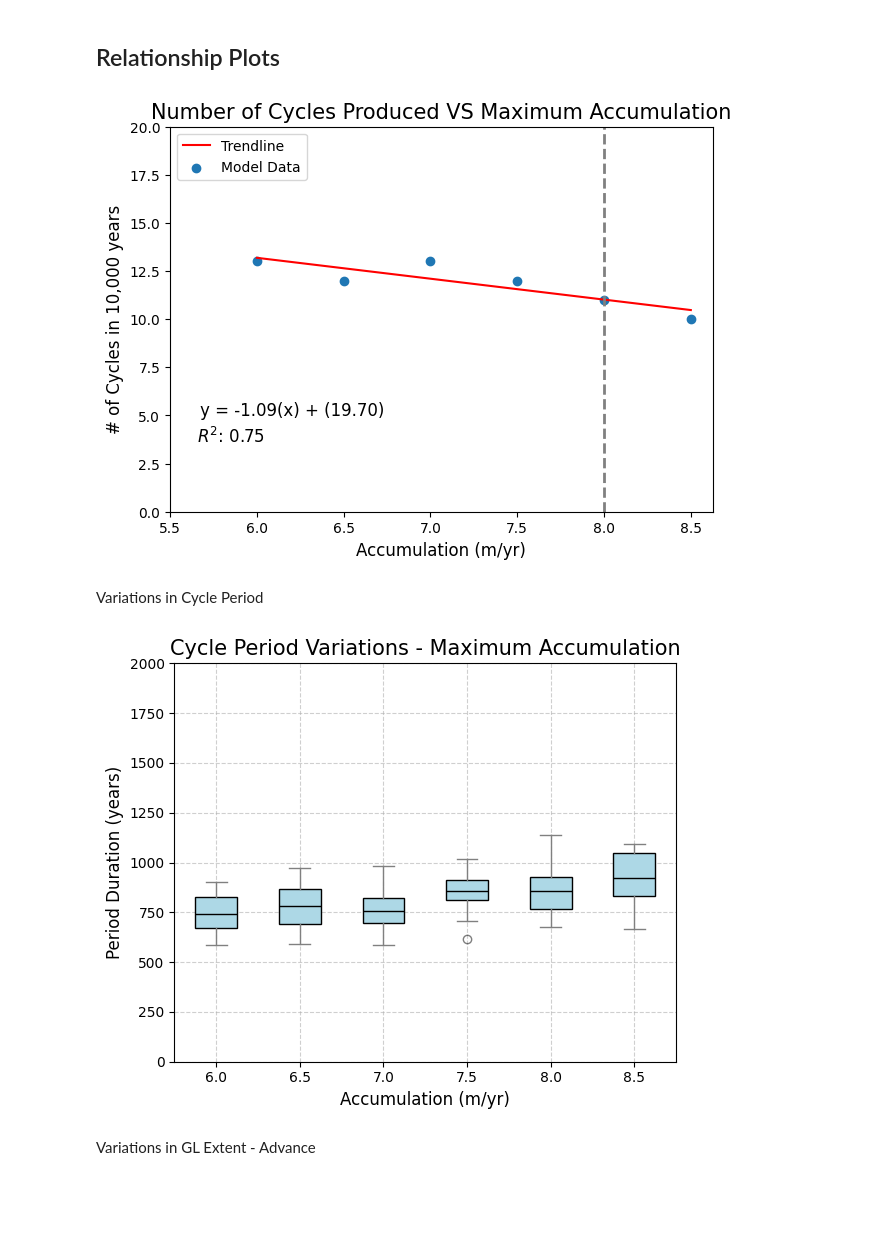
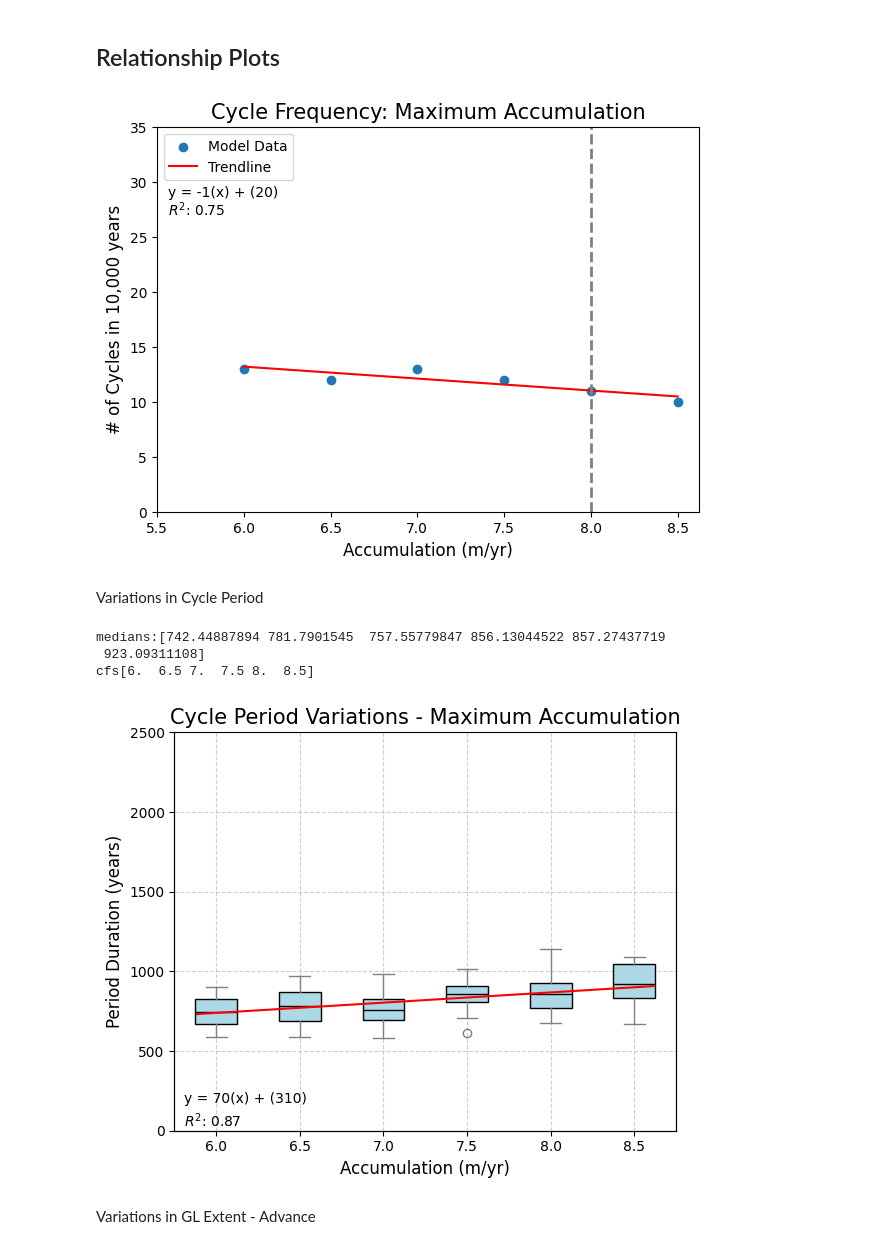
Before and after one commit to ktlix2ski/brinkmodeltest, a Jupyter notebook: Analysis/Amax_Tests.ipynb, the cells around one changed output. Cells and saved outputs as stored; diff of their text form; code cells hidden in the pictures; blank space fills up the shorter version.

Commit message:
updated climate plots

```diff
--- a/Analysis/Amax_Tests.ipynb
+++ b/Analysis/Amax_Tests.ipynb
@@ -950,7 +950,7 @@ plt.show()
 # %% [markdown]
 ## Relationship Plots
 # %%
-title_amax_cycles = str("Number of Cycles Produced VS Maximum Accumulation")
+title_amax_cycles = str("Cycle Frequency: Maximum Accumulation")
 amaxs = np.array([6,6.5,7,7.5,8,8.5])
 amax_cycles = np.array([13, 12, 13,12, 11,10])
 amax_coeff = np.polyfit(amaxs,amax_cycles, 1)
@@ -960,24 +960,31 @@ R_2_amax =r2_score(amax_cycles,p_amax(amaxs))
 # %%
 fig, ax1 = plt.subplots(figsize=(7,5))
 
 plt.title(title_amax_cycles, fontsize = 15)
+plt.scatter(amaxs, amax_cycles, label = 'Model Data')
 plt.plot(amaxs, amax_y_trend, color='red', label='Trendline')
-plt.text(0.05, 0.18, f'$R^2$: {R_2_amax:.2f}', transform=plt.gca().transAxes, fontsize = 12)
-plt.text(0.055, 0.25, f'y = {amax_coeff[0]:.2f}(x) + ({amax_coeff[1]:.2f})', transform=plt.gca().transAxes, fontsize = 12)
+plt.text(0.02, 0.77, f'$R^2$: {R_2_amax:.2f}', transform=plt.gca().transAxes)
+plt.text(0.02, 0.82, f'y = {amax_coeff[0]:.0f}(x) + ({amax_coeff[1]:.0f})', transform=plt.gca().transAxes)
 plt.axvline(x=8, color='gray', linestyle='--', linewidth=2)
-plt.scatter(amaxs, amax_cycles, label = 'Model Data')
 plt.xlabel("Accumulation (m/yr)", fontsize = 12)
 plt.ylabel("# of Cycles in 10,000 years", fontsize =12)
 plt.xticks(np.arange(5.5, 9, 0.5))
-plt.ylim(0,20)
+plt.ylim(0,35)
 plt.legend()
 
 fig.savefig("/media/kayatroyer/KayaDrive/Thesis/Figures/Results/ModelPlots/Amax/Relationship_Plots/#ofCycles_Amax.svg", format ="svg", bbox_inches='tight')
 # %% [output]
-[figure, old version]
+[figure, new version]
 # %% [markdown]
 Variations in Cycle Period
 # %%
 amaxs = np.array([6,6.5,7,7.5,8, 8.5])
 
 Period_list = [periods_amax6, periods_amax6_5, periods_amax7, periods_amax7_5, periods_amin16, periods_amax8_5]
+medians = np.array([np.median(d) for d in Period_list])
+print(f"medians:{medians}")
+print(f"cfs{amaxs}")
+# %% [output]
+medians:[742.44887894 781.7901545  757.55779847 856.13044522 857.27437719
+ 923.09311108]
+cfs[6.  6.5 7.  7.5 8.  8.5]
@@ -996,13 +1008,22 @@ ax.set_ylabel("Period Duration (years)", fontsize = 12)
 ax.set_xlabel("Accumulation (m/yr)", fontsize = 12)
 ax.set_xticks(np.arange(1, len(amaxs) + 1))
 ax.set_xticklabels(amaxs)
-plt.ylim(0,2000)
+ax.set_ylim(0,2500)
 ax.grid(True, linestyle='--', alpha=0.6)
+
+ax1 = ax.twiny()
+ax1.plot(amaxs, CF_y_trend, color='red', label='Trendline')
+ax1.text(0.02, 0.01, f'$R^2$: {R_2_CF:.2f}', transform=plt.gca().transAxes)
+ax1.text(0.02, 0.07, f'y = {CF_coeff[0]:.0f}(x) + ({round(CF_coeff[1],-1):.0f})', transform=plt.gca().transAxes)
+ax1.set_xticks([])
+ax1.set_xlabel("")
+ax1.spines['top'].set_visible(False)
+
 plt.tight_layout()
 plt.show()
 fig.savefig("/media/kayatroyer/KayaDrive/Thesis/Figures/Results/ModelPlots/Amax/Relationship_Plots/PeriodVariation_Amax.svg", format ="svg", bbox_inches='tight')
 # %% [output]
-[figure, old version]
+[figure, new version]
 # %% [markdown]
 Variations in GL Extent - Advance
 # %%
```
Also changed, not shown: parts of 7 cells of this notebook, 4 other files.
